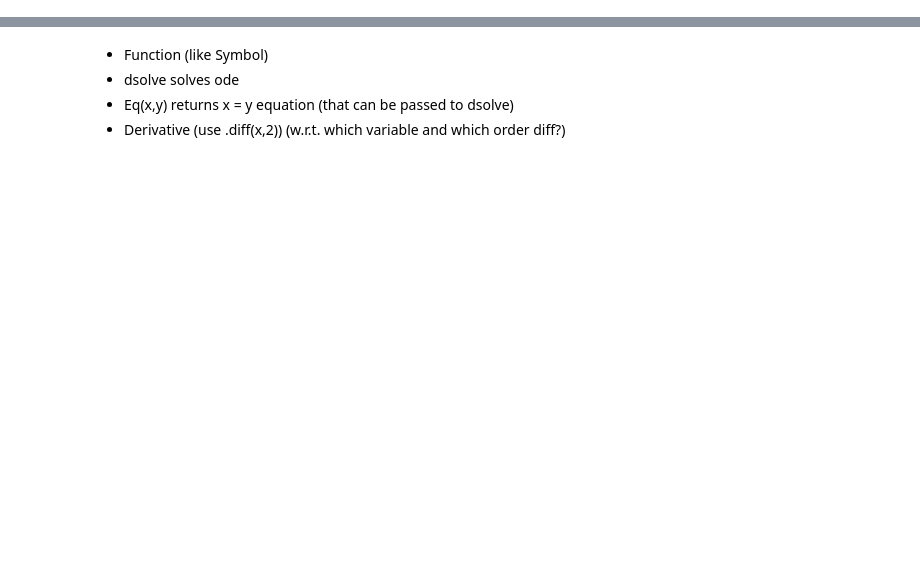
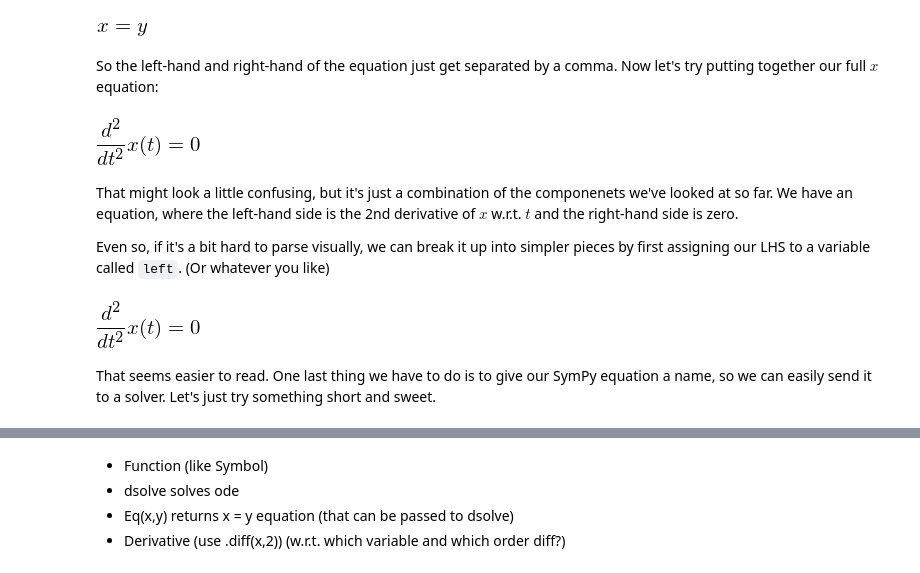
Before and after one commit to barbagroup/JITcode-MechE, a Jupyter notebook: module01_Analytical_Mechanics_II/01_Symbolic_ODEs.ipynb, the cells around one changed output, grey strips where cells are left out. Saved outputs shown, nothing was run; the diff lists cells and outputs as text; code cells hidden in the pictures; blank space fills up the shorter version.

```diff
--- a/module01_Analytical_Mechanics_II/01_Symbolic_ODEs.ipynb
+++ b/module01_Analytical_Mechanics_II/01_Symbolic_ODEs.ipynb
@@ -2,0 +125,21 @@
+# %%
+sympy.Eq(x,y)
+# %% [output]
+[figure, added]
+# %% [markdown]
+So the left-hand and right-hand of the equation just get separated by a comma.  Now let's try putting together our full $x$ equation:
+# %%
+sympy.Eq(x(t).diff(t,2),0)
+# %% [output]
+[figure, added]
+# %% [markdown]
+That might look a little confusing, but it's just a combination of the componenets we've looked at so far.  We have an equation, where the left-hand side is the 2nd derivative of $x$ w.r.t. $t$ and the right-hand side is zero.
+
+Even so, if it's a bit hard to parse visually, we can break it up into simpler pieces by first assigning our LHS to a variable called `left`.  (Or whatever you like)
+# %%
+left = x(t).diff(t,2)
+sympy.Eq(left,0)
+# %% [output]
+[figure, added]
+# %% [markdown]
+That seems easier to read.  One last thing we have to do is to give our SymPy equation a name, so we can easily send it to a solver.  Let's just try something short and sweet.
```
Also changed, not shown: parts of 55 cells of this notebook, 2 other files.
